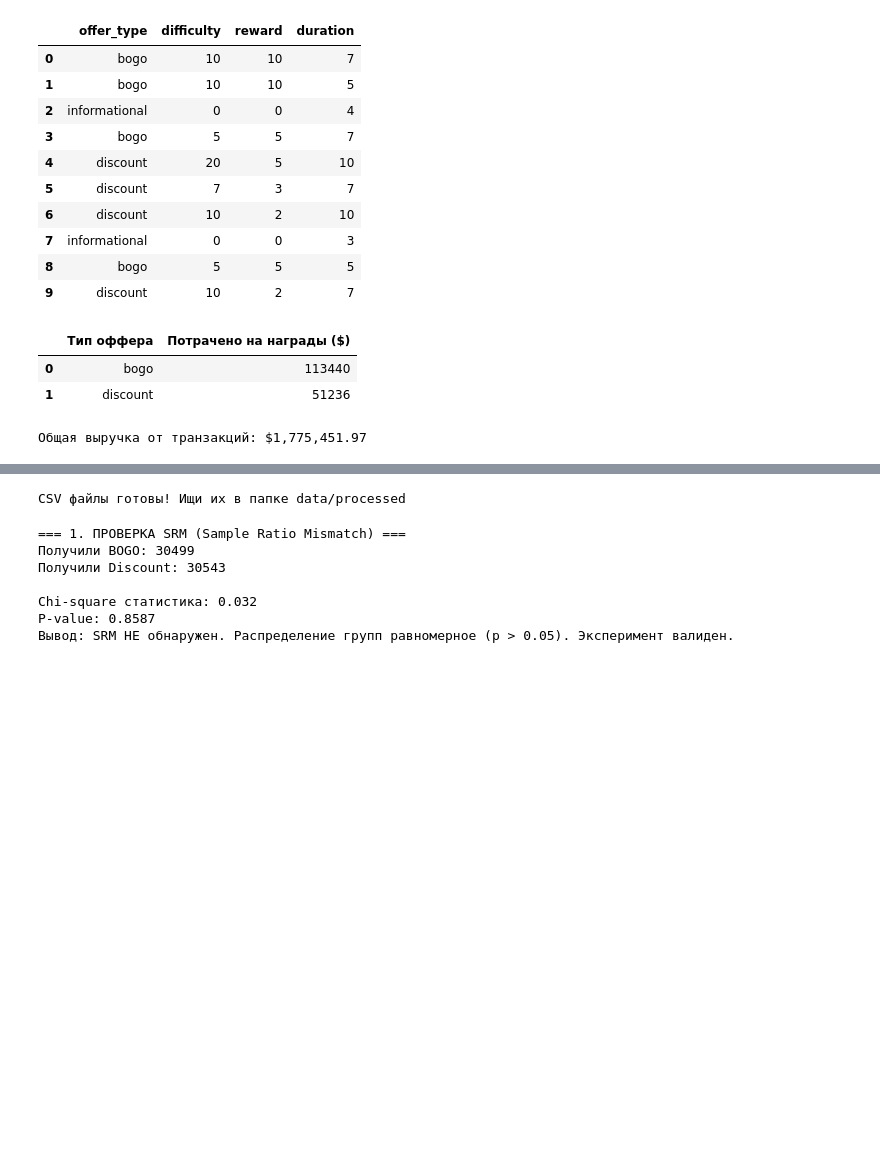
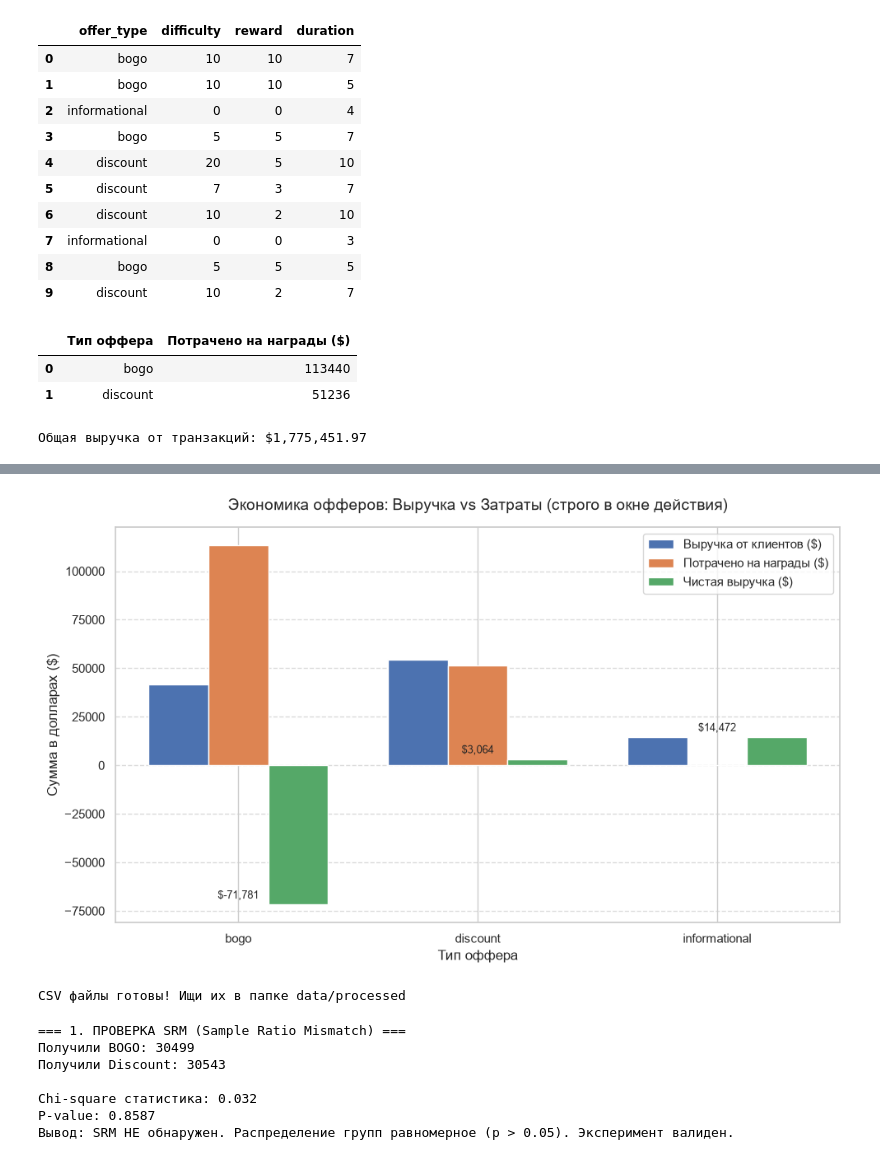
Before and after one commit to Arkwark/starbucks-offer-effectiveness-analysis, a Jupyter notebook: notebooks/02_eda_and_metrics.ipynb, the cells around one changed output, grey strips where cells are left out. Drawn from its saved outputs; the diff is of its cells as text; code cells hidden in the pictures; blank space fills up the shorter version.

```diff
--- a/notebooks/02_eda_and_metrics.ipynb
+++ b/notebooks/02_eda_and_metrics.ipynb
@@ -233,0 +164,90 @@ plt.show()
+# %%
+import numpy as np
+
+# ==========================================
+# ШАГ 1: Создаём valid_transactions
+# Считаем выручку СТРОГО в окне действия оффера
+# (это устраняет противоречие с Notebook 03)
+# ==========================================
+
+# 1. Берём полученные офферы и добавляем длительность
+offers_received = transcript[transcript['event'] == 'offer received'].copy()
+offers_received = offers_received.merge(
+    portfolio[['id', 'offer_type', 'duration']],
+    left_on='offer_id',
+    right_on='id',
+    how='left'
+)
+
+# 2. Берём только транзакции (person, time, amount)
+transactions = transcript[transcript['event'] == 'transaction'][['person', 'time', 'amount']].copy()
+
+# 3. Соединяем офферы и транзакции по пользователю
+# Получаем все возможные пары "оффер-транзакция"
+merged = offers_received.merge(transactions, on='person', suffixes=('_offer', '_trans'))
+
+# 4. ФИЛЬТРУЕМ: оставляем только транзакции в окне действия оффера
+# Это ключевой шаг — именно он делает расчёт корректным
+valid_transactions = merged[
+    (merged['time_trans'] >= merged['time_offer']) &
+    (merged['time_trans'] <= merged['time_offer'] + merged['duration'])
+]
+
+print(f"Всего пар 'оффер-транзакция': {len(merged)}")
+print(f"Транзакций в окне действия оффера: {len(valid_transactions)}")
+
+# ==========================================
+# ШАГ 2: Считаем выручку по типам офферов
+# ==========================================
+
+revenue_by_type = valid_transactions.groupby('offer_type')['amount_trans'].sum().reset_index()
+revenue_by_type = revenue_by_type.rename(columns={'amount_trans': 'Выручка от клиентов ($)'})
+
+# ==========================================
+# ШАГ 3: Считаем затраты на награды
+# ==========================================
+completed_offers = transcript[transcript['event'] == 'offer completed'][['person', 'offer_id']].copy()
+completed_offers = completed_offers.merge(
+    portfolio[['id', 'offer_type', 'reward']],
+    left_on='offer_id',
+    right_on='id',
+    how='left'
+)
+cost_by_type = completed_offers.groupby('offer_type')['reward'].sum().reset_index()
+cost_by_type = cost_by_type.rename(columns={'reward': 'Потрачено на награды ($)'})
+
+# ==========================================
+# ШАГ 4: Считаем чистую выручку
+# ==========================================
+net_revenue = pd.merge(revenue_by_type, cost_by_type, on='offer_type', how='outer').fillna(0)
+net_revenue['Чистая выручка ($)'] = net_revenue['Выручка от клиентов ($)'] - net_revenue['Потрачено на награды ($)']
+net_revenue = net_revenue.round(2)
+
+display(net_revenue)
+
+# ==========================================
+# ШАГ 5: Визуализация
+# ==========================================
+plt.figure(figsize=(10, 6))
+x = np.arange(len(net_revenue))
+width = 0.25
+
+plt.bar(x - width, net_revenue['Выручка от клиентов ($)'], width, label='Выручка от клиентов ($)', color='#4C72B0')
+plt.bar(x, net_revenue['Потрачено на награды ($)'], width, label='Потрачено на награды ($)', color='#DD8452')
+plt.bar(x + width, net_revenue['Чистая выручка ($)'], width, label='Чистая выручка ($)', color='#55A868')
+
+plt.title('Экономика офферов: Выручка vs Затраты (строго в окне действия)', fontsize=14, pad=15)
+plt.xlabel('Тип оффера', fontsize=12)
+plt.ylabel('Сумма в долларах ($)', fontsize=12)
+plt.xticks(x, net_revenue['offer_type'])
+plt.legend()
+plt.grid(axis='y', linestyle='--', alpha=0.7)
+
+# Добавляем значения на столбцы чистой выручки
+for i, v in enumerate(net_revenue['Чистая выручка ($)']):
+    plt.text(i, v + 2000, f'${v:,.0f}', ha='center', va='bottom', fontsize=9)
+
+plt.tight_layout()
+plt.savefig('../reports/figures/net_revenue_by_offer_type.png', dpi=300, bbox_inches='tight')
+plt.show()
+# %% [output]
@@ -234,3 +260,4 @@ plt.show()
+[figure, added]
 # %%
 # Сохраняем данные в CSV для DataLens
 profile.to_csv('../data/processed/profile_for_bi.csv', index=False)
```
Also changed, not shown: parts of 6 cells of this notebook, 5 other files.
